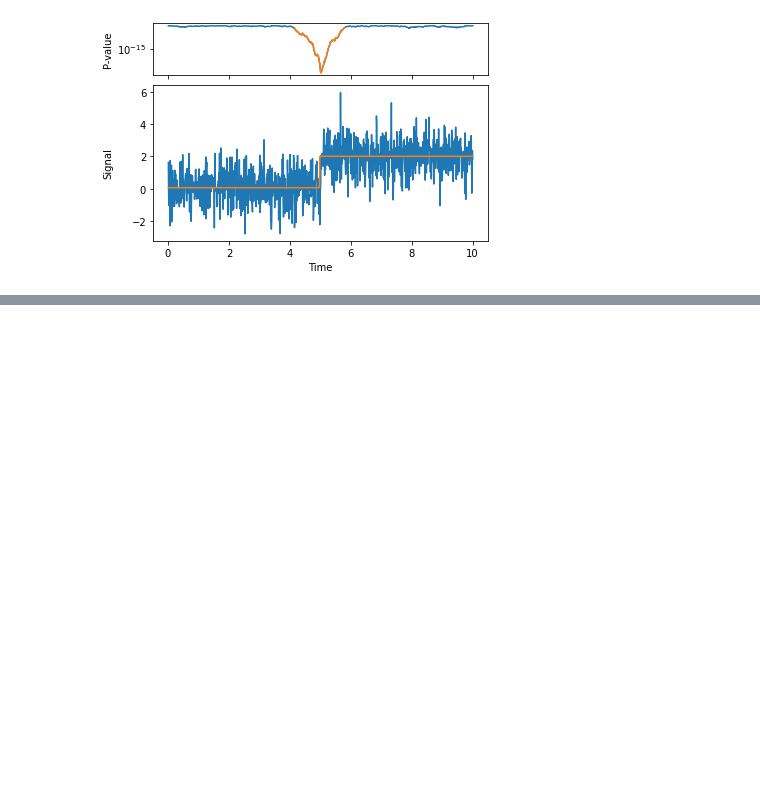
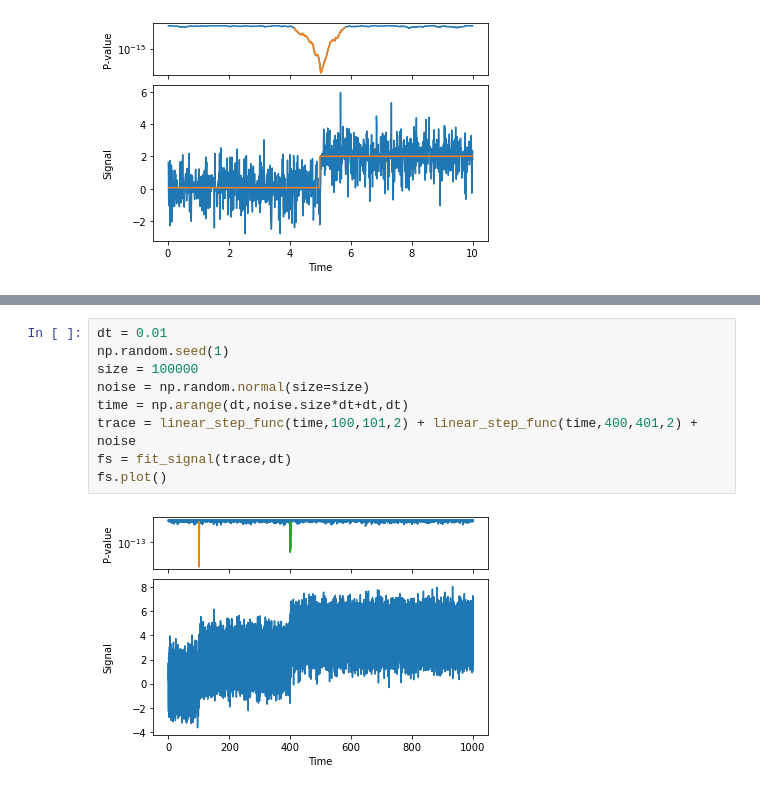
Before and after one commit to ianlmorgan/StePy, a Jupyter notebook: examples/tutorial.ipynb, the cells around one changed output, grey strips where cells are left out. Drawn from its saved outputs; the diff is of its cells as text; blank space fills up the shorter version.

```diff
--- a/examples/tutorial.ipynb
+++ b/examples/tutorial.ipynb
@@ -187,0 +191,11 @@ fs.results
+# %%
+dt = 0.01
+np.random.seed(1)
+size = 100000
+noise = np.random.normal(size=size)
+time = np.arange(dt,noise.size*dt+dt,dt)
+trace = linear_step_func(time,100,101,2) + linear_step_func(time,400,401,2) + noise
+fs = fit_signal(trace,dt)
+fs.plot()
+# %% [output]
+[figure, added]
```
Also changed, not shown: parts of 7 cells of this notebook, 4 other files.
